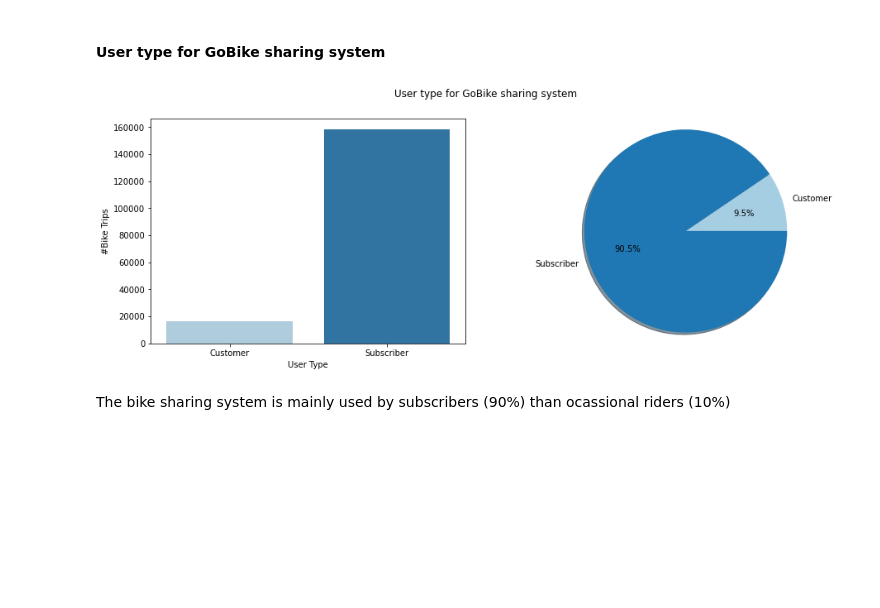
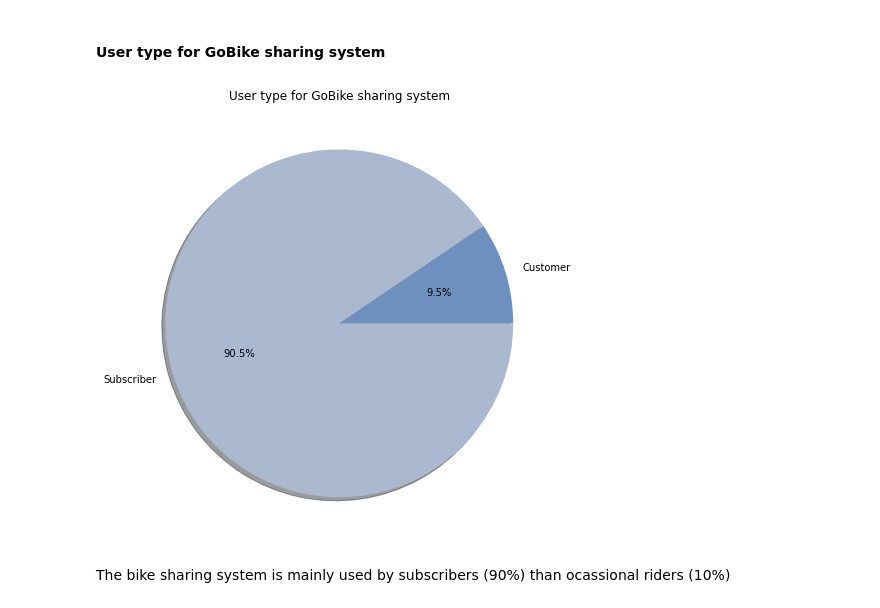
Before and after one commit to Yasmine-hub/Udacity_communicate-data-findings, a Jupyter notebook: exploration_template.ipynb, the cells around one changed output. Drawn from its saved outputs; the diff is of its cells as text; code cells hidden in the pictures; blank space fills up the shorter version.

```diff
--- a/exploration_template.ipynb
+++ b/exploration_template.ipynb
@@ -324,22 +324,14 @@ customer_prop = customer / df['bike_id'].count()
 subscriber_prop = subscriber / df['bike_id'].count()
 # %%
 #plotting the data
-plt.figure(figsize = [15, 5])
-plt.subplot(1, 2, 1)
+plt.figure(figsize = [8, 8])
 
-g = sb.countplot(data=df, x="user_type", color=sb.set_palette("Paired"))
-g.set_xlabel('User Type')
-g.set_ylabel('#Bike Trips')
+plt.pie([customer_prop, subscriber_prop], labels=['Customer', 'Subscriber'], colors= sb.color_palette(),
+        autopct='%1.1f%%', shadow=True)
 
-plt.subplot(1, 2, 2)
-
-plt.pie([customer_prop, subscriber_prop], labels=['Customer', 'Subscriber'], colors= sb.set_palette("rocket"),
-        autopct='%1.1f%%', shadow=True)
-plt.axis('equal')
-
-plt.suptitle('User type for GoBike sharing system');
+plt.title('User type for GoBike sharing system');
 # %% [output]
-[figure, old version]
+[figure, new version]
 # %% [markdown]
 
 The bike sharing system is mainly used by subscribers (90%) than ocassional riders (10%)
```
Also changed, not shown: parts of 4 cells of this notebook, 1 other file.
